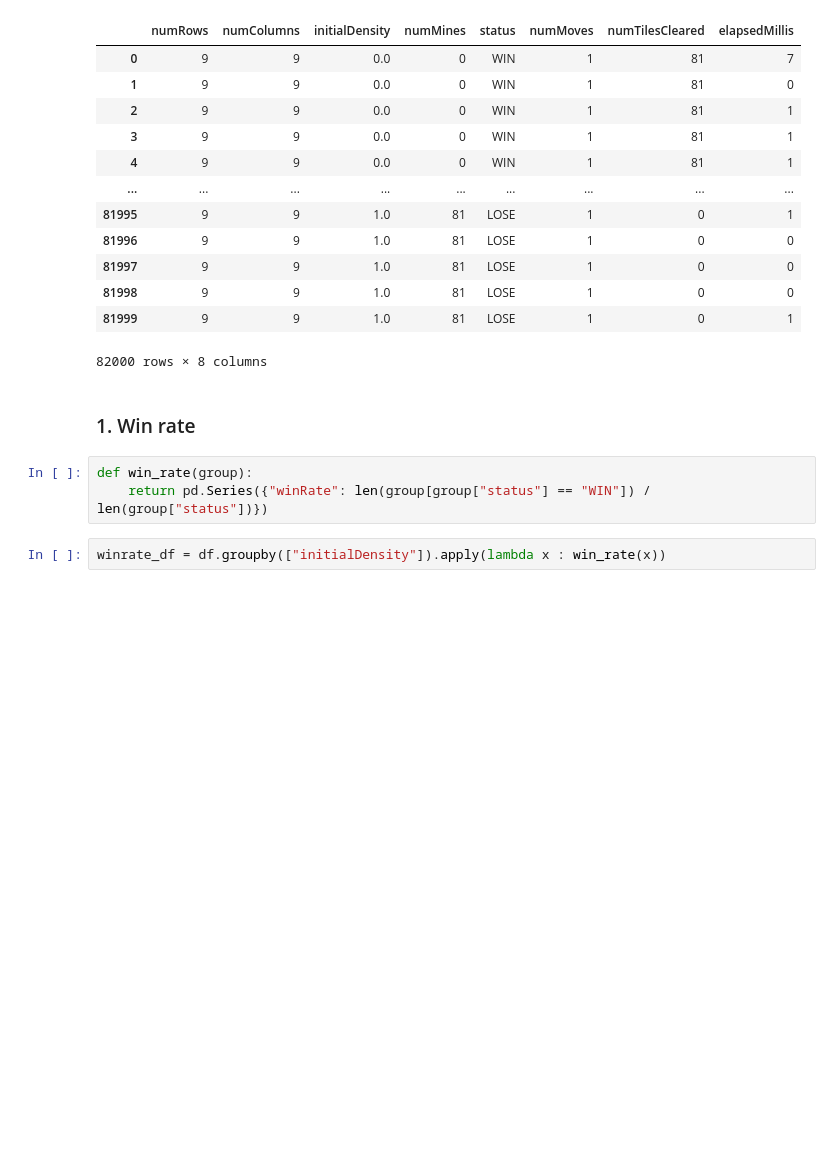
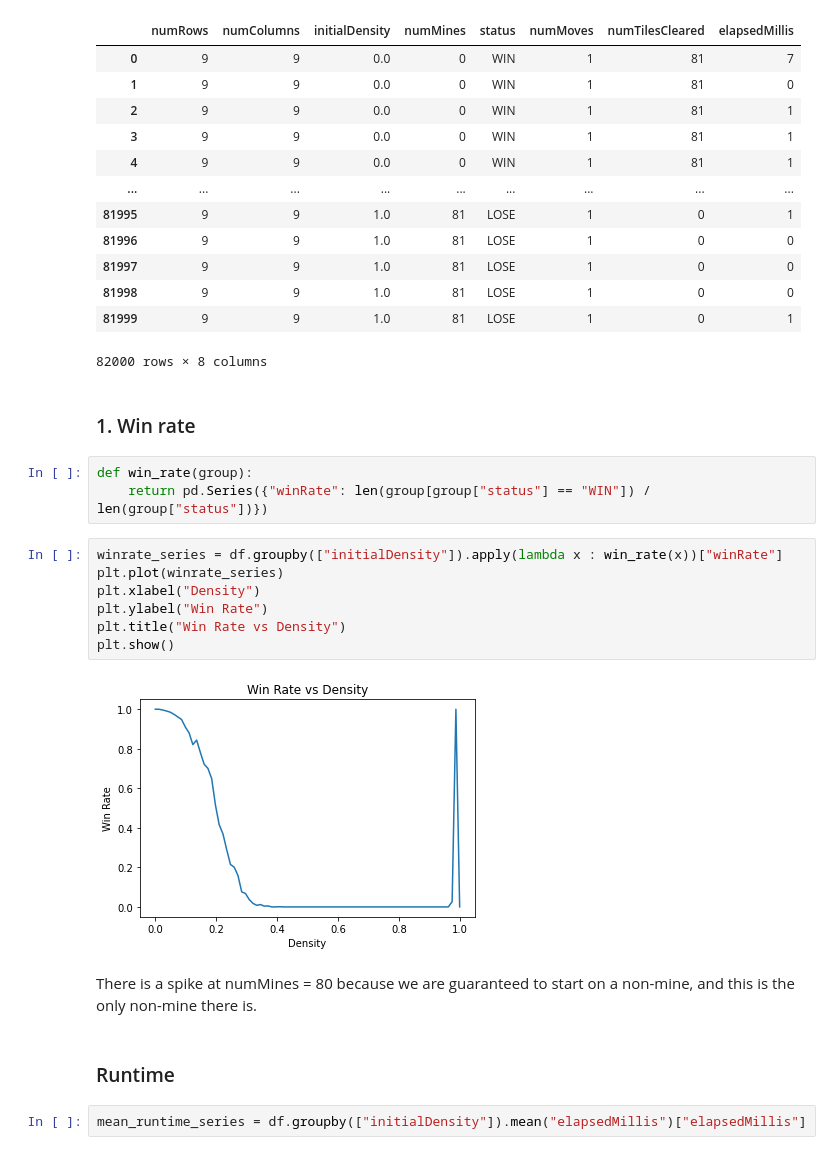
Before and after one commit to dsoman24/minesweeper, a Jupyter notebook: analysis/analysis.ipynb, the cells around one changed output. Drawn from its saved outputs; the diff is of its cells as text; blank space fills up the shorter version.

```diff
--- a/analysis/analysis.ipynb
+++ b/analysis/analysis.ipynb
@@ -42,5 +43,18 @@ df
 # %%
 def win_rate(group):
     return pd.Series({"winRate": len(group[group["status"] == "WIN"]) / len(group["status"])})
-# %%
-winrate_df = df.groupby(["initialDensity"]).apply(lambda x : win_rate(x))
+# %%
+winrate_series = df.groupby(["initialDensity"]).apply(lambda x : win_rate(x))["winRate"]
+plt.plot(winrate_series)
+plt.xlabel("Density")
+plt.ylabel("Win Rate")
+plt.title("Win Rate vs Density")
+plt.show()
+# %% [output]
+[figure, added]
+# %% [markdown]
+There is a spike at numMines = 80 because we are guaranteed to start on a non-mine, and this is the only non-mine there is.
+# %% [markdown]
+### Runtime
+# %%
+mean_runtime_series = df.groupby(["initialDensity"]).mean("elapsedMillis")["elapsedMillis"]
```
Also changed, not shown: parts of 2 cells of this notebook.
